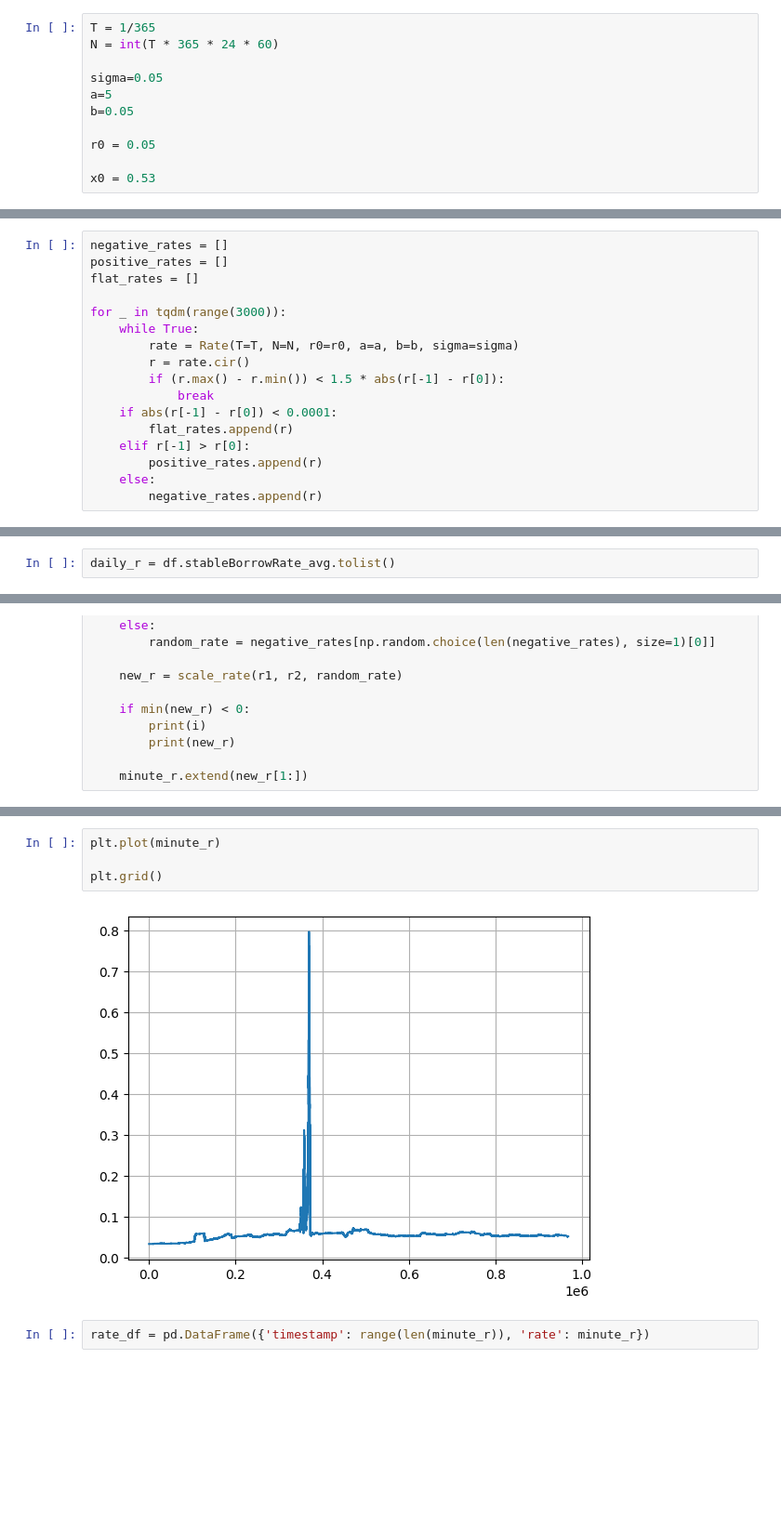
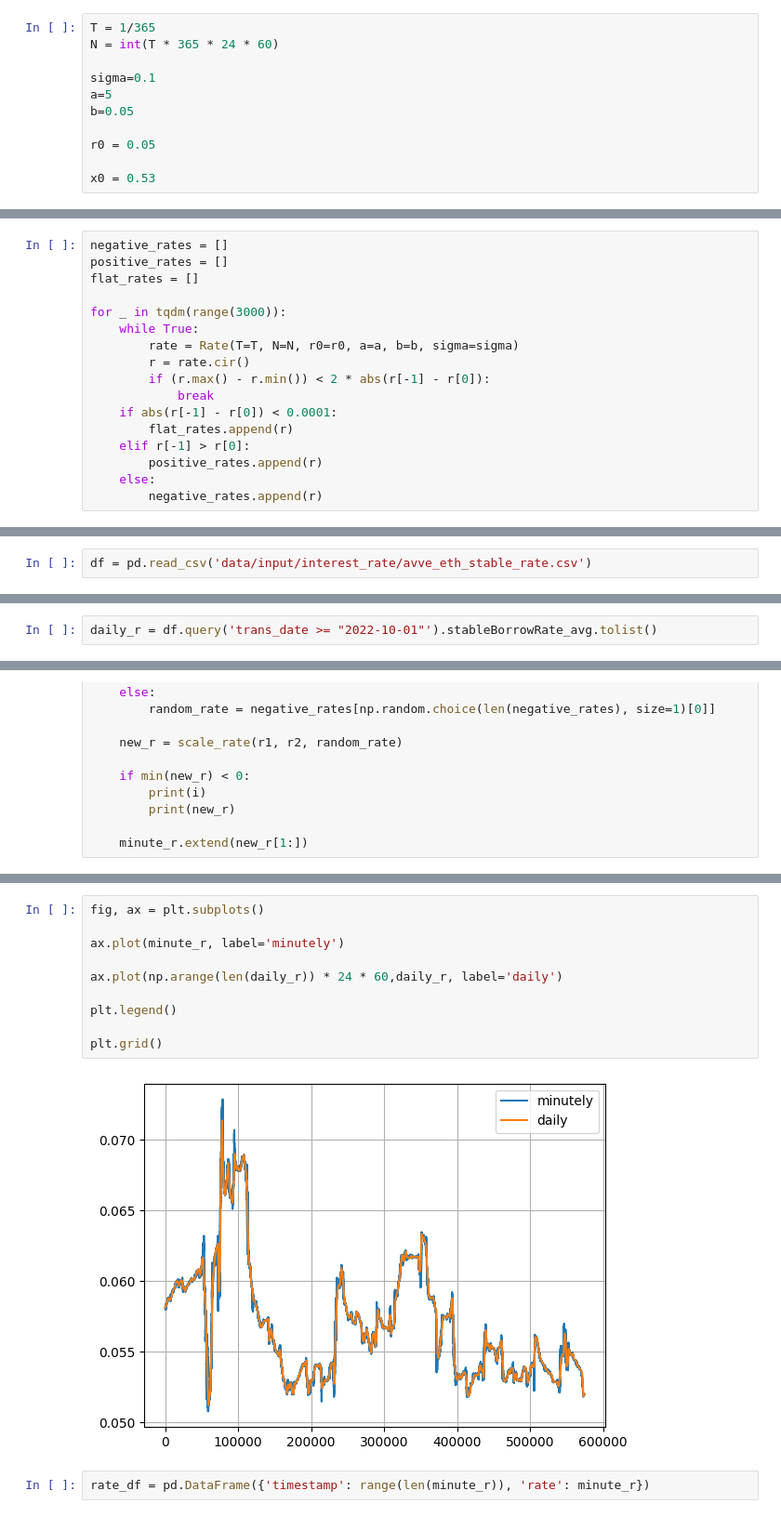
Before and after one commit to khanhtq-stats/bond-amm-research, a Jupyter notebook: notebooks/Fetch Data.ipynb, the cells around one changed output, grey strips where cells are left out. Shown at 93% size. Drawn from its saved outputs; the diff is of its cells as text; blank space fills up the shorter version.

```diff
--- a/notebooks/Fetch Data.ipynb
+++ b/notebooks/Fetch Data.ipynb
@@ -51,7 +51,7 @@ def calculate_y(r, r_min, r_max, A, t, T):
 T = 1/365
 N = int(T * 365 * 24 * 60)
 
-sigma=0.05
+sigma=0.1
 a=5
 b=0.05
 
@@ -82,7 +82,7 @@ for _ in tqdm(range(3000)):
     while True:
         rate = Rate(T=T, N=N, r0=r0, a=a, b=b, sigma=sigma)
         r = rate.cir()
-        if (r.max() - r.min()) < 1.5 * abs(r[-1] - r[0]):
+        if (r.max() - r.min()) < 2 * abs(r[-1] - r[0]):
             break
     if abs(r[-1] - r[0]) < 0.0001:
         flat_rates.append(r)
@@ -130,10 +130,12 @@ sns.lineplot(data=df, x='trans_date', y='stableBorrowRate_avg')
 plt.grid()
 # %% [output]
 [figure]
+# %%
+df = pd.read_csv('data/input/interest_rate/avve_eth_stable_rate.csv')
 # %% [markdown]
 ## Fit rate to data
 # %%
-daily_r = df.stableBorrowRate_avg.tolist()
+daily_r = df.query('trans_date >= "2022-10-01"').stableBorrowRate_avg.tolist()
 # %%
 minute_r = []
 
@@ -160,9 +162,15 @@ daily_r[248], daily_r[249]
 # %%
-plt.plot(minute_r)
+fig, ax = plt.subplots()
+
+ax.plot(minute_r, label='minutely')
+
+ax.plot(np.arange(len(daily_r)) * 24 * 60,daily_r, label='daily')
+
+plt.legend()
 
 plt.grid()
 # %% [output]
-[figure, old version]
+[figure, new version]
 # %%
 rate_df = pd.DataFrame({'timestamp': range(len(minute_r)), 'rate': minute_r})
 # %%
```
Also changed, not shown: parts of 5 cells of this notebook, 2 other files.
